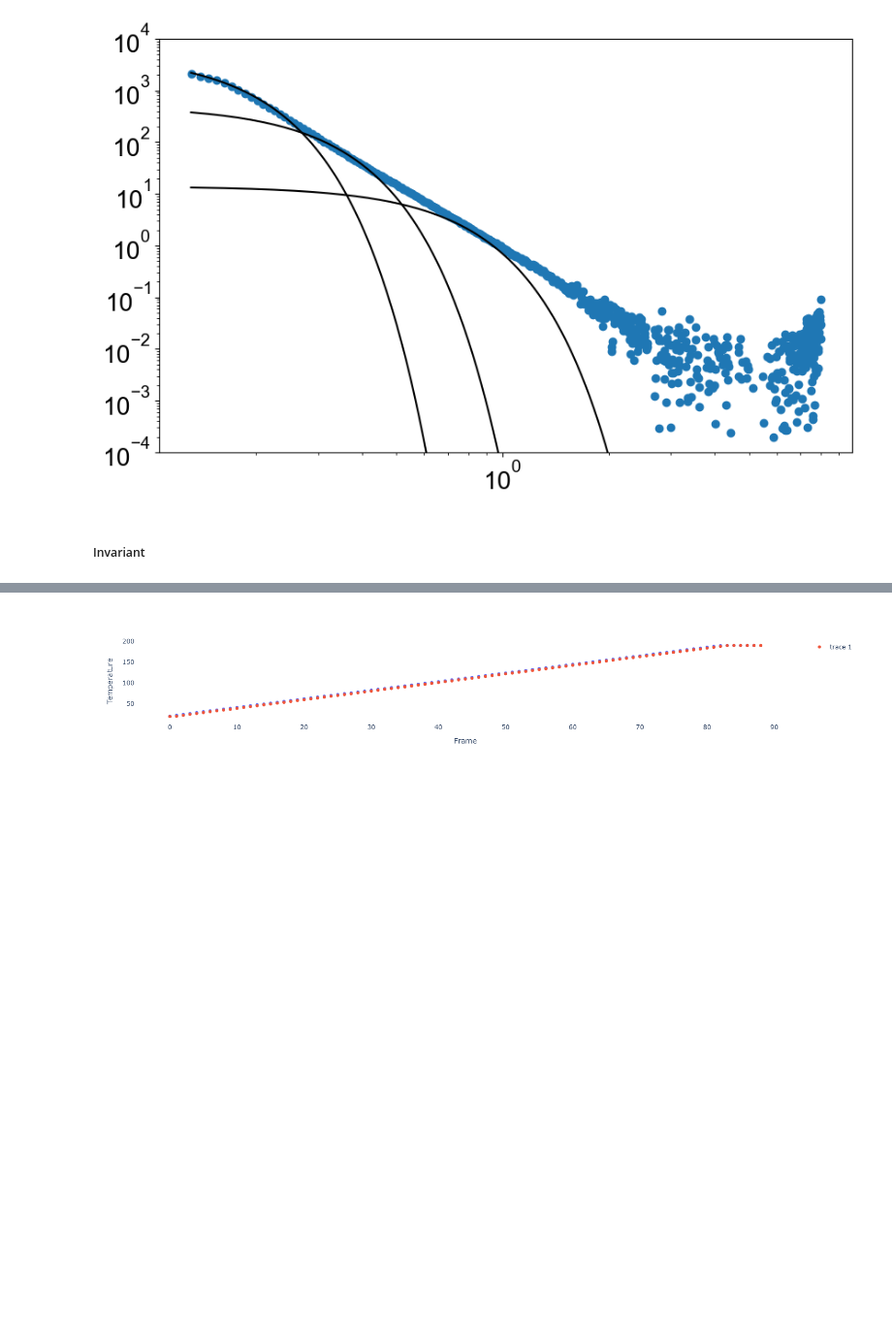
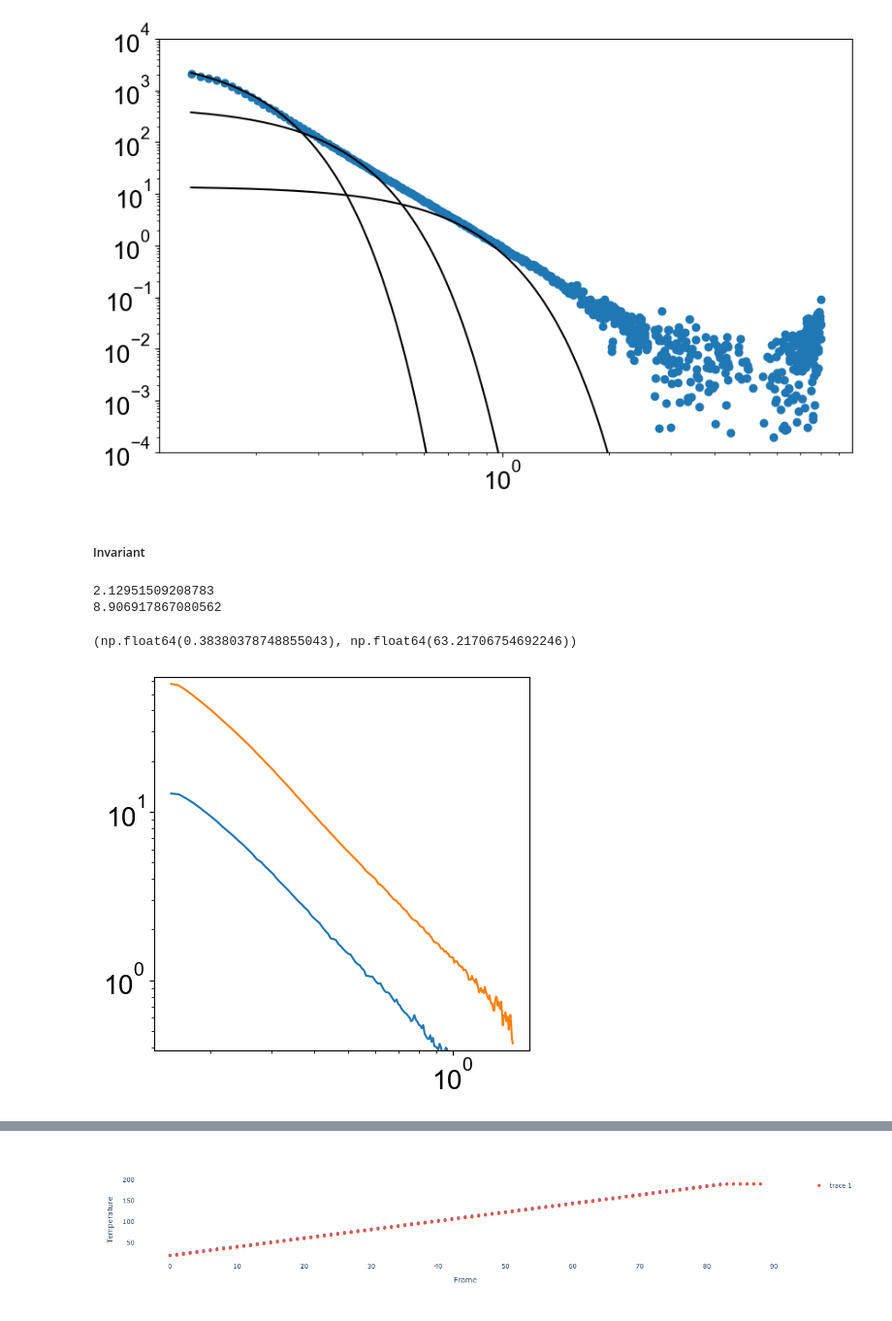
Before and after one commit to Akmalumarov/X_Ray_Scattering_Analysis, a Jupyter notebook: projects/Nanoparticles/Cu_Nps_Anokhin/Cu_NPs_clean.ipynb, the cells around one changed output, grey strips where cells are left out. Shown at 97% size. Drawn from its saved outputs; the diff is of its cells as text; code cells hidden in the pictures; blank space fills up the shorter version.

```diff
--- a/projects/Nanoparticles/Cu_Nps_Anokhin/Cu_NPs_clean.ipynb
+++ b/projects/Nanoparticles/Cu_Nps_Anokhin/Cu_NPs_clean.ipynb
@@ -190,0 +187,41 @@ plt.semilogy()
+# %%
+l = 0.15
+r = 1.5
+q = q_SAXS
+
+I_bkg = I_SAXS_3_heat[45]
+
+plt.figure(figsize=(5,5))
+
+I = I_SAXS_3_iso[0] - I_bkg
+
+x = q[(q>l)*(q<r)]
+y = I[(q>l)*(q<r)] * x ** 2
+
+print(Invariant(q, I))
+plt.plot(x, y)
+
+I = I_SAXS_3_iso[40] - I_bkg
+
+x = q[(q>l)*(q<r)]
+y = I[(q>l)*(q<r)] * x ** 2
+
+print(Invariant(q, I))
+plt.plot(x, y)
+
+# p, cov= curve_fit(Model, x, y, bounds=((0,-np.inf,0,0), (np.inf, 0, np.inf, np.inf)), p0=[1,-4, 100, 15])
+
+# plt.plot(x, Model(x, *p), linestyle='--')
+# plt.plot(x,  Guinier(x, p[2], p[3]) )
+# plt.plot(x,  p[0] * x ** - p[1] )
+# print(np.trapezoid(y, x=x))
+
+plt.semilogx()
+plt.semilogy()
+
+plt.ylim(min(y) / 1.1, max(y) * 1.1)
+# %% [output]
+2.12951509208783
+8.906917867080562
+(np.float64(0.38380378748855043), np.float64(63.21706754692246))
+[figure, added]
```
Also changed, not shown: parts of 15 cells of this notebook, 6 other files.
